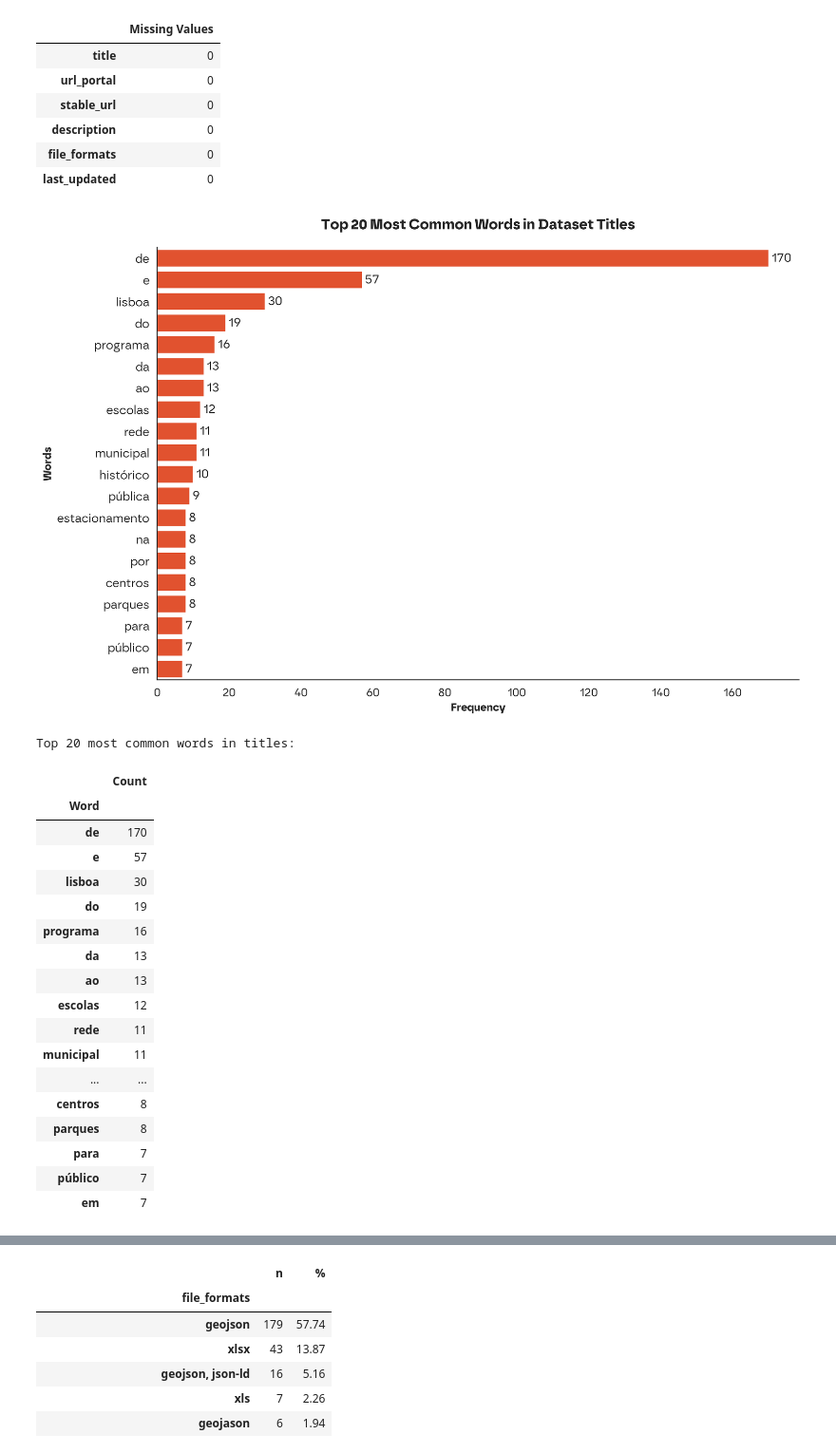
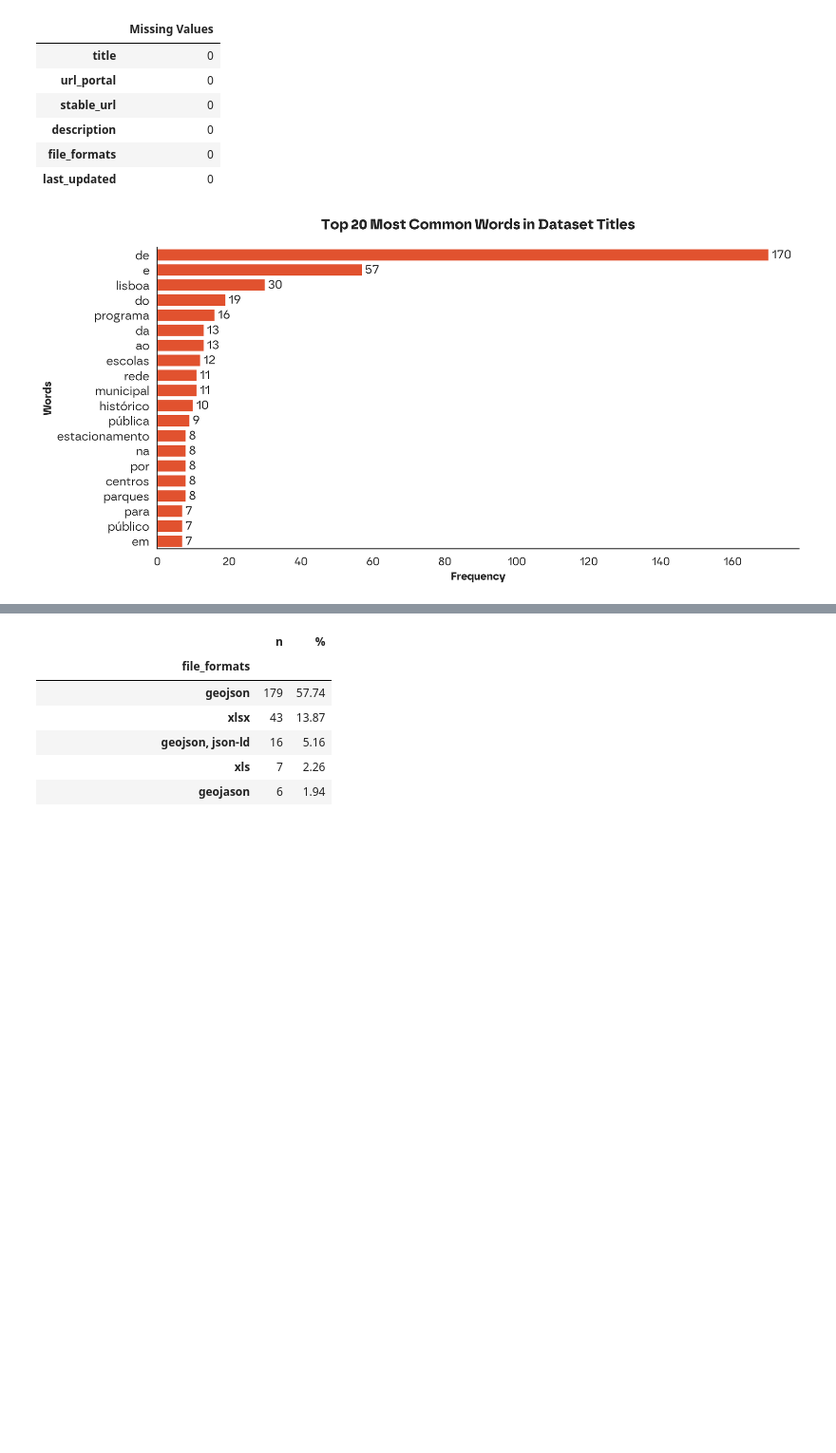
Before and after one commit to Silvestre17/LISBOA_MultiAgentSystem, a Jupyter notebook: data_collection/webscraping/visitlisbon_dadosabertoslx.ipynb, the cells around one changed output, grey strips where cells are left out. Shown at 95% size. Cells and saved outputs as stored; diff of their text form; code cells hidden in the pictures; blank space fills up the shorter version.

```diff
--- a/data_collection/webscraping/visitlisbon_dadosabertoslx.ipynb
+++ b/data_collection/webscraping/visitlisbon_dadosabertoslx.ipynb
@@ -68,7 +69,10 @@ with open('places.json', 'r', encoding='utf-8') as f:
     places_data = json.load(f)
 
 with open('lisbon_datasets.json', 'r', encoding='utf-8') as f:
-    lisbon_datasets = json.load(f)
+    lisbon_datasets_original = json.load(f)
+
+with open('lisbon_datasets_clean.json', 'r', encoding='utf-8') as f:
+    lisbon_datasets_clean = json.load(f)
 # %% [markdown]
 ## <span style="color: #ffffff;">Dados Abertos Lisboa Analysis</span>
 <style>
@@ -104,6 +110,6 @@ This section analyzes the datasets scraped from the **[Dados Abertos Lisboa](htt
 # %%
-# Create a DataFrame for Lisbon Open Data
-df_lisbon = pd.DataFrame(lisbon_datasets)
+# Create a DataFrame for Lisbon Open Data (Original)
+df_lisbon = pd.DataFrame(lisbon_datasets_original)
 
 # Display the first few rows
 df_lisbon.head()
@@ -146,58 +152,35 @@ Missing Values:
 # Function to clean and tokenize text
 def clean_text(text):
     text = text.lower()
     text = re.sub(r'[^\w\s]', '', text)
     return text.split()
 
 # Analyze titles
 all_titles = " ".join(df_lisbon['title'].astype(str))
 title_words = clean_text(all_titles)
 title_word_counts = Counter(title_words)
 
 # Prepare data for plotting
 top_words_df = pd.DataFrame(title_word_counts.most_common(20), columns=['Word', 'Count'])
 
 # Plot Top 20 Most Common Words
-plt.figure(figsize=(12, 8), dpi=300)
+plt.figure(figsize=(12, 6), dpi=300)
 ax = sns.barplot(data=top_words_df, x='Count', y='Word', color=custom_palette[0])
 
 # Customization
 ax.set_title('Top 20 Most Common Words in Dataset Titles', fontsize=16, fontweight='bold', pad=20)
 ax.set_xlabel('Frequency', fontsize=12, fontweight='bold')
 ax.set_ylabel('Words', fontsize=12, fontweight='bold')
 sns.despine(top=True, right=True)
 
 # Add value labels to the bars
 for i in ax.containers:
     ax.bar_label(i, padding=3)
 
 plt.tight_layout()
 plt.show()
-
-# Display top 20 most common words in titles
-print("Top 20 most common words in titles:")
-pd.DataFrame(title_word_counts.most_common(20), columns=['Word', 'Count']).set_index('Word')
 # %% [output]
-[figure, old version]
+[figure, new version]
-Top 20 most common words in titles:
-|  | Count |
-| Word |  |
-| de | 170 |
-| e | 57 |
-| lisboa | 30 |
-| do | 19 |
-| programa | 16 |
-| da | 13 |
-| ao | 13 |
-| escolas | 12 |
-| rede | 11 |
-| municipal | 11 |
-| ... | ... |
-| centros | 8 |
-| parques | 8 |
-| para | 7 |
-| público | 7 |
-| em | 7 |
 # %%
 # Analyze description length
 df_lisbon['description_length'] = df_lisbon['description'].astype(str).apply(len)
```
Also changed, not shown: parts of 18 cells of this notebook, 8 other files.
